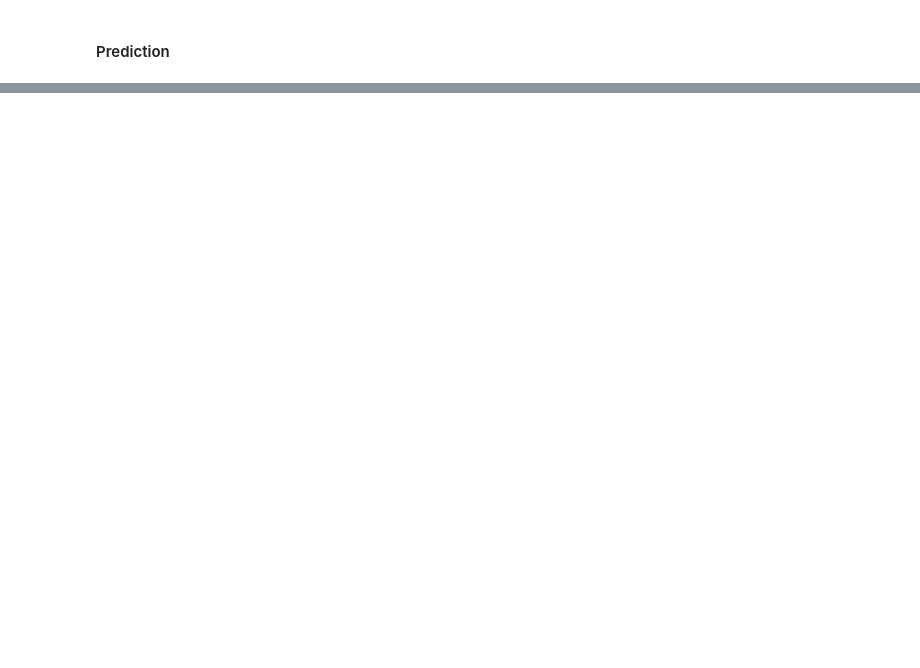
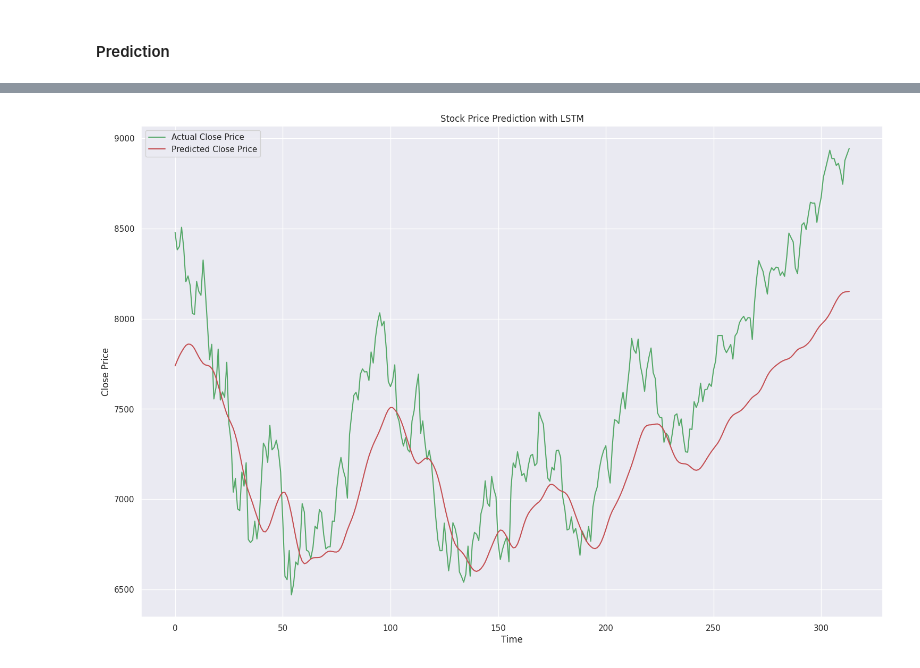
Before and after one commit to christofkaelin/ca683-project-group-1, a Jupyter notebook: CA683_Project_Group1.ipynb, the cells around one changed output, grey strips where cells are left out. Saved outputs shown, nothing was run; the diff lists cells and outputs as text; code cells hidden in the pictures; blank space fills up the shorter version.

```diff
--- a/CA683_Project_Group1.ipynb
+++ b/CA683_Project_Group1.ipynb
@@ -546,0 +438,16 @@ plt.show()
+# %%
+# Normalize the feature data
+scaler = MinMaxScaler(feature_range=(0, 1))
+close_prices_scaled = scaler.fit_transform(close_prices)
+# %%
+# Function to create sequences from the data
+def create_sequences(data, sequence_length):
+    X, y = [], []
+    for i in range(len(data) - sequence_length - 1):
+        seq = data[i:(i + sequence_length), 0]
+        label = data[i + sequence_length, 0]
+        X.append(seq)
+        y.append(label)
+    return np.array(X), np.array(y)
+# %%
+index_splitting = data[data['Date'] > splitting_date].index[0]
@@ -546,0 +537,32 @@ plt.show()
+# %%
+regressor = load_model('model_checkpoint.h5')
+# %%
+import matplotlib.pyplot as plt
+
+# Assuming X_test is your test dataset prepared in the previous steps
+# Make predictions on the test set
+y_pred_scaled = regressor.predict(X_test)
+
+# Inverse transform the predictions to get actual values
+y_pred = scaler.inverse_transform(y_pred_scaled)
+
+# Since y_test is normalized, we also need to inverse transform it to compare accurately
+y_test_actual = scaler.inverse_transform(y_test.reshape(-1, 1))
+
+# Plotting
+plt.figure(figsize=(18, 12))
+
+# Assuming you have a pandas DataFrame with the original stock prices. You'll need to adjust indexing
+# Plot actual close prices from the test set
+plt.plot(y_test_actual, label='Actual Close Price', color='g')
+
+# Plot predicted close prices
+plt.plot(y_pred, label='Predicted Close Price', color='r')
+
+plt.legend()
+plt.title('Stock Price Prediction with LSTM')
+plt.xlabel('Time')
+plt.ylabel('Close Price')
+
+plt.show()
+# %% [output]
@@ -546,0 +570 @@ plt.show()
+[figure, added]
```
Also changed, not shown: parts of 115 cells of this notebook.
